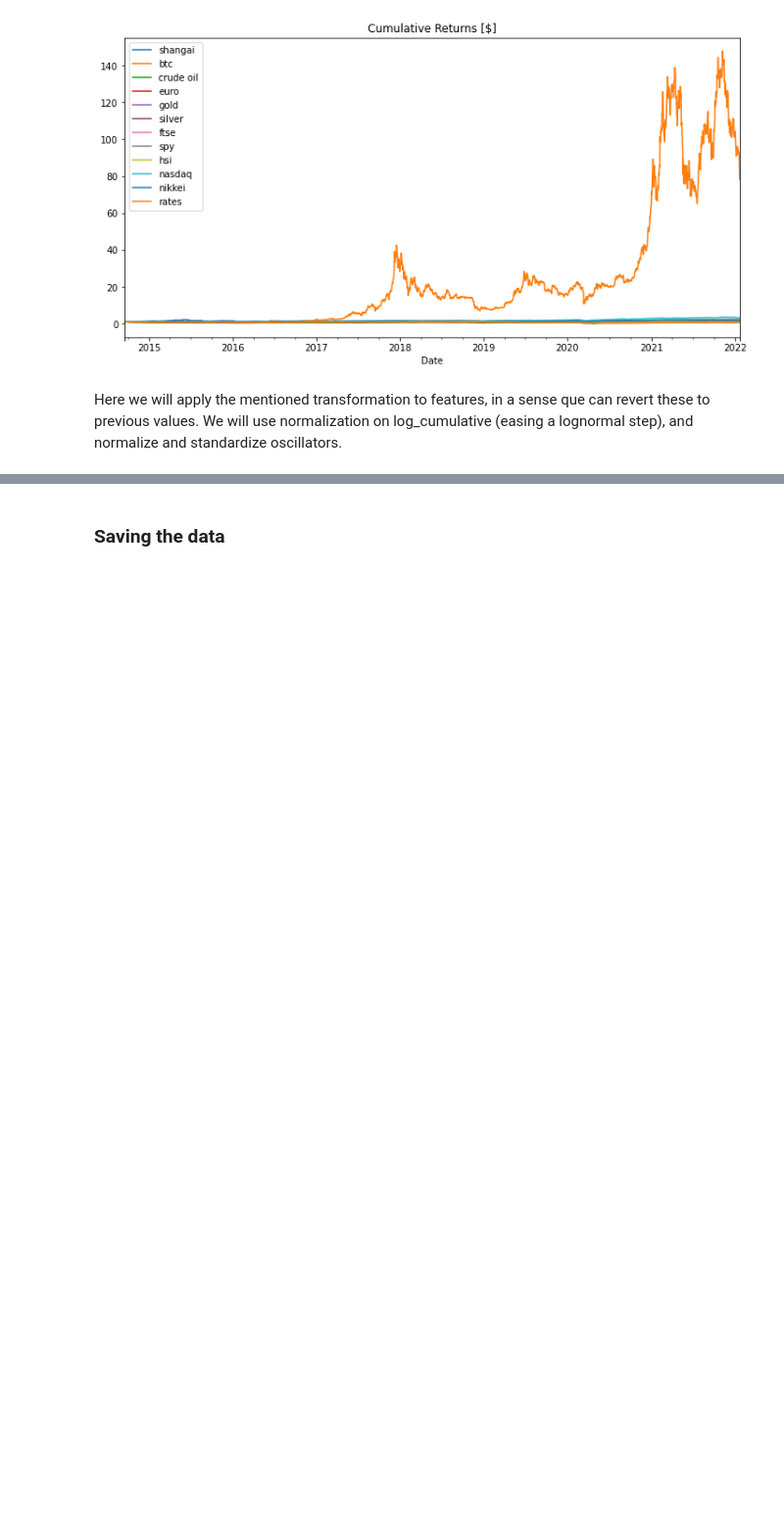
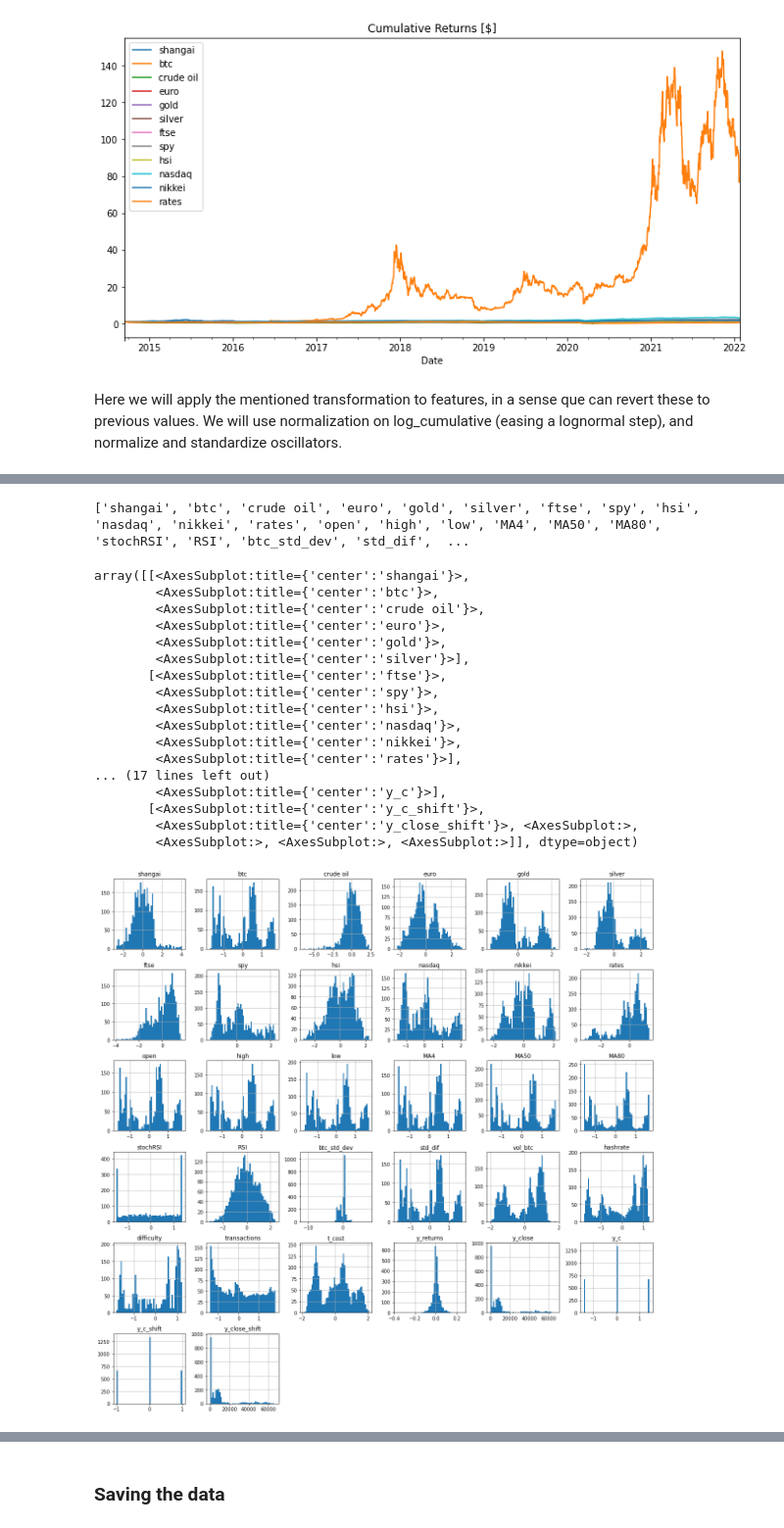
Before and after one commit to renejra/azure-ml-engineer, a Jupyter notebook: capstone/1 - data sourcing.ipynb, the cells around one changed output, grey strips where cells are left out. Shown at 98% size. Drawn from its saved outputs; the diff is of its cells as text; code cells hidden in the pictures; blank space fills up the shorter version.

```diff
--- a/capstone/1 - data sourcing.ipynb
+++ b/capstone/1 - data sourcing.ipynb
@@ -588,5 +669,7 @@ try:
 # %%
-# Drop columns that are not needed here
+# Drop columns that are not needed anymore
 drop_cols = ['close']
-df.drop(columns=drop_cols, inplace=True)
-df.columns()
+
+for x in drop_cols:
+    if x in ndf.columns:
+        ndf.drop(columns=x, inplace=True)
@@ -593,12 +680,34 @@ df.columns()
 # %%
-# Normalize what needs be
-norm_cols = ['']
-# ndf, mindf, maxdf = min_max_scaler(df, log=False)
+# Standardize what needs to be. In this case, the whole dataset, except labels
+s_cols = list(ndf.columns)
+non_s_cols = ['y_close', 'y_returns', 'y_c_shift', 'y_close_shift']
 
-# Standardize what needs to be. In this case, the whole dataset
-standardized_cols = ['']
-ndf, mean, std = standardizer(df, log=False)
+for x in non_s_cols:
+    s_cols.remove(x)
+
+print(s_cols)
+ndf[s_cols], mean, std = standardizer(ndf[s_cols], log=False)
 
 ndf.hist(bins=50, figsize=(20,20))
+# %% [output]
+['shangai', 'btc', 'crude oil', 'euro', 'gold', 'silver', 'ftse', 'spy', 'hsi', 'nasdaq', 'nikkei', 'rates', 'open', 'high', 'low', 'MA4', 'MA50', 'MA80', 'stochRSI', 'RSI', 'btc_std_dev', 'std_dif',  ...
+array([[<AxesSubplot:title={'center':'shangai'}>,
+        <AxesSubplot:title={'center':'btc'}>,
+        <AxesSubplot:title={'center':'crude oil'}>,
+        <AxesSubplot:title={'center':'euro'}>,
+        <AxesSubplot:title={'center':'gold'}>,
+        <AxesSubplot:title={'center':'silver'}>],
+       [<AxesSubplot:title={'center':'ftse'}>,
+        <AxesSubplot:title={'center':'spy'}>,
+        <AxesSubplot:title={'center':'hsi'}>,
+        <AxesSubplot:title={'center':'nasdaq'}>,
+        <AxesSubplot:title={'center':'nikkei'}>,
+        <AxesSubplot:title={'center':'rates'}>],
+... (17 lines left out)
+        <AxesSubplot:title={'center':'y_c'}>],
+       [<AxesSubplot:title={'center':'y_c_shift'}>,
+        <AxesSubplot:title={'center':'y_close_shift'}>, <AxesSubplot:>,
+        <AxesSubplot:>, <AxesSubplot:>, <AxesSubplot:>]], dtype=object)
+[figure, added]
 # %%
 ndf.tail()
```
Also changed, not shown: parts of 40 cells of this notebook, 4 other files.
